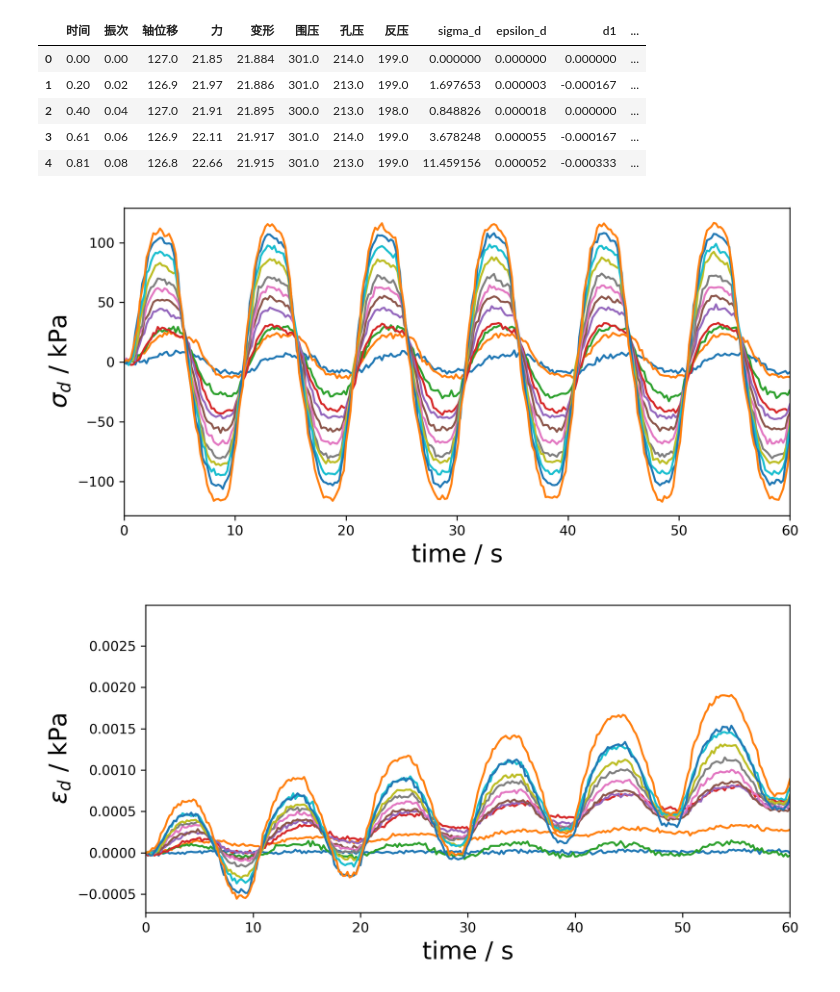
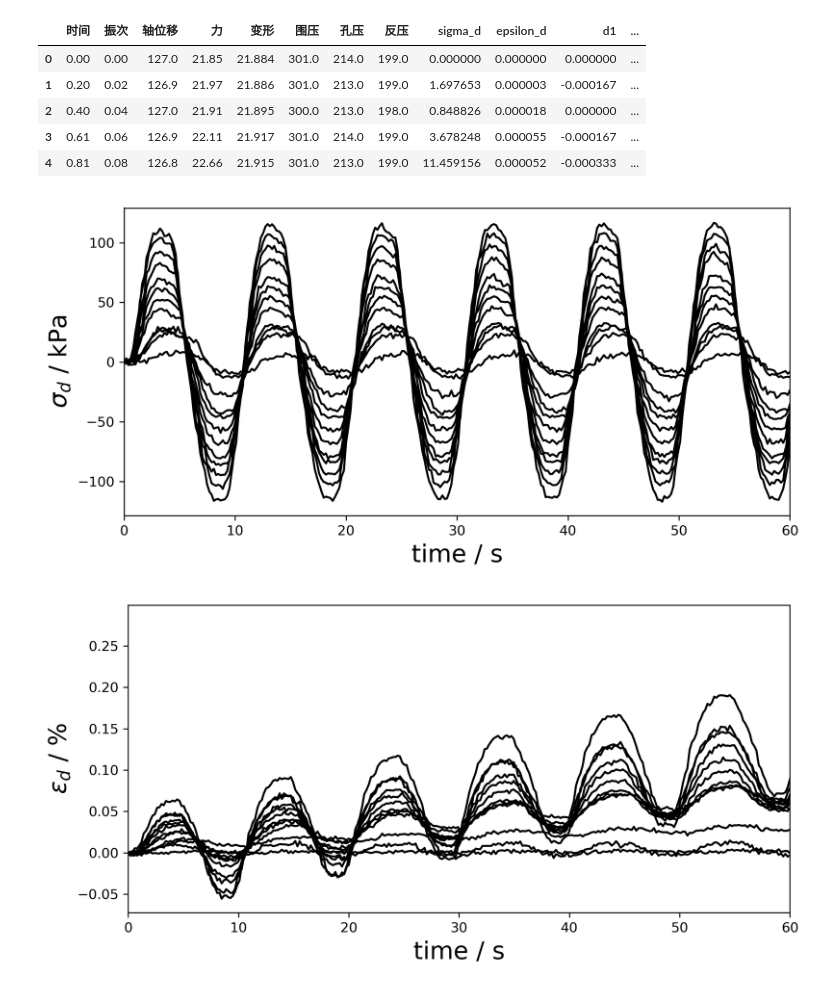
Before and after one commit to FryeT/dongli, a Jupyter notebook: dl_G345/dl_G345.ipynb, the cells around one changed output. Drawn from its saved outputs; the diff is of its cells as text; code cells hidden in the pictures.

Commit message:
change colar and makers in some figures

```diff
--- a/dl_G345/dl_G345.ipynb
+++ b/dl_G345/dl_G345.ipynb
@@ -59,26 +59,26 @@ df.head()
 # %%
 plt.figure(figsize=(8,4), dpi=300)
 #plt.title('G345', fontsize=22)
 for f in g345files:
     df = pd.read_csv(f, encoding='gb2312')
-    plt.plot(df['时间'], df['sigma_d'])
+    plt.plot(df['时间'], df['sigma_d'], 'k')
 plt.xlim([0,60])
 plt.xlabel(r'time / s', fontsize=18)
 plt.ylabel(r'$\sigma_d$ / kPa', fontsize=18)
 plt.tight_layout()
 plt.savefig('figs/g345_sigmad-time.png')
 # %% [output]
-[figure, old version]
+[figure, new version]
 # %%
 plt.figure(figsize=(8,4), dpi=300)
 #plt.title('G345', fontsize=22)
 for f in g345files:
     df = pd.read_csv(f, encoding='gb2312')
-    plt.plot(df['时间'], df['epsilon_d'])
+    plt.plot(df['时间'], df['epsilon_d']*100, 'k')
 plt.xlabel(r'time / s', fontsize=18)
-plt.ylabel(r'$\varepsilon_d$ / kPa', fontsize=18)
+plt.ylabel(r'$\varepsilon_d$ / %', fontsize=18)
 plt.xlim([0,60])
 plt.tight_layout()
 plt.savefig('figs/g345_epsilond-time.png')
 # %% [output]
-[figure, old version]
+[figure, new version]
```
Also changed, not shown: parts of 1 cell of this notebook, 1 other file.
